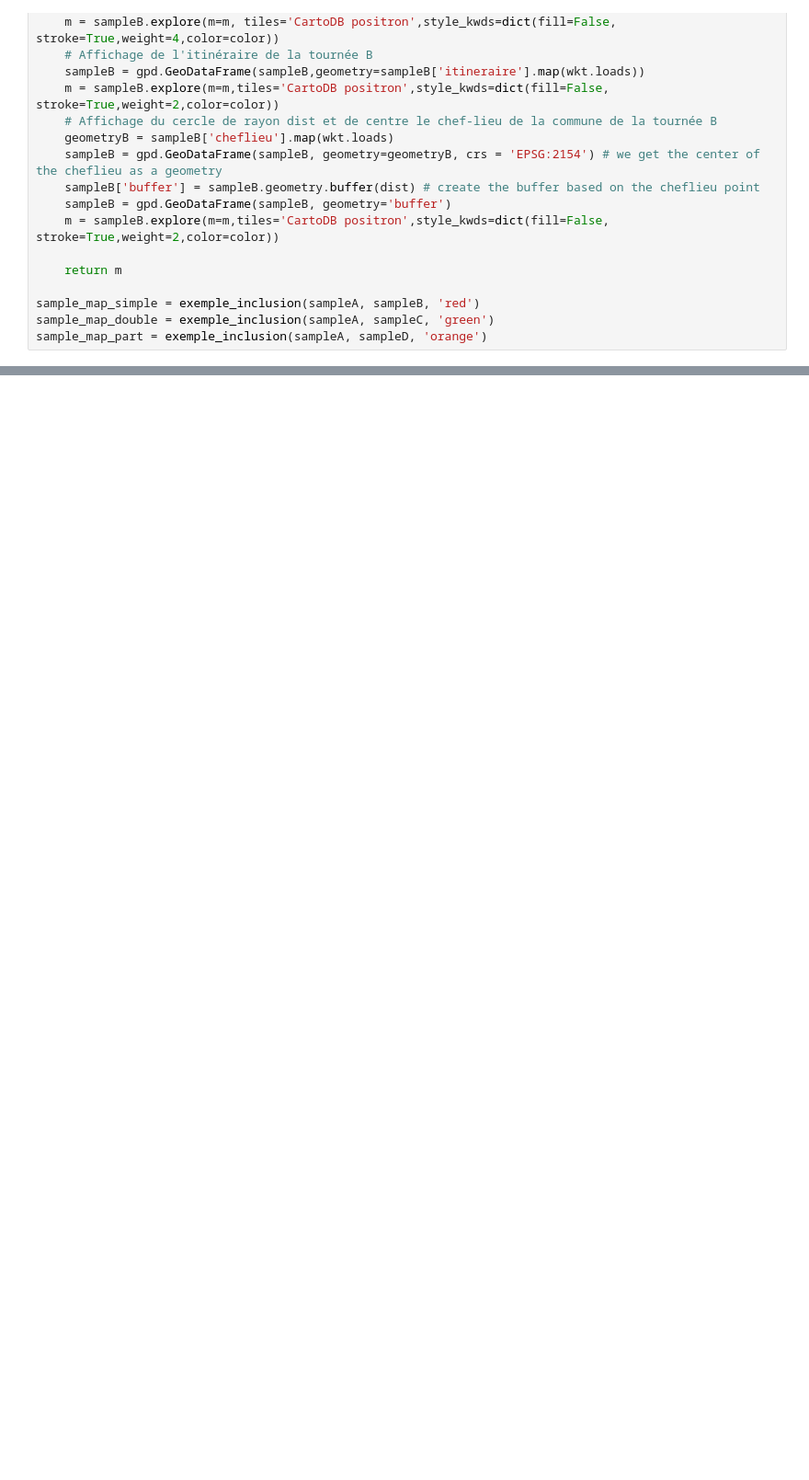
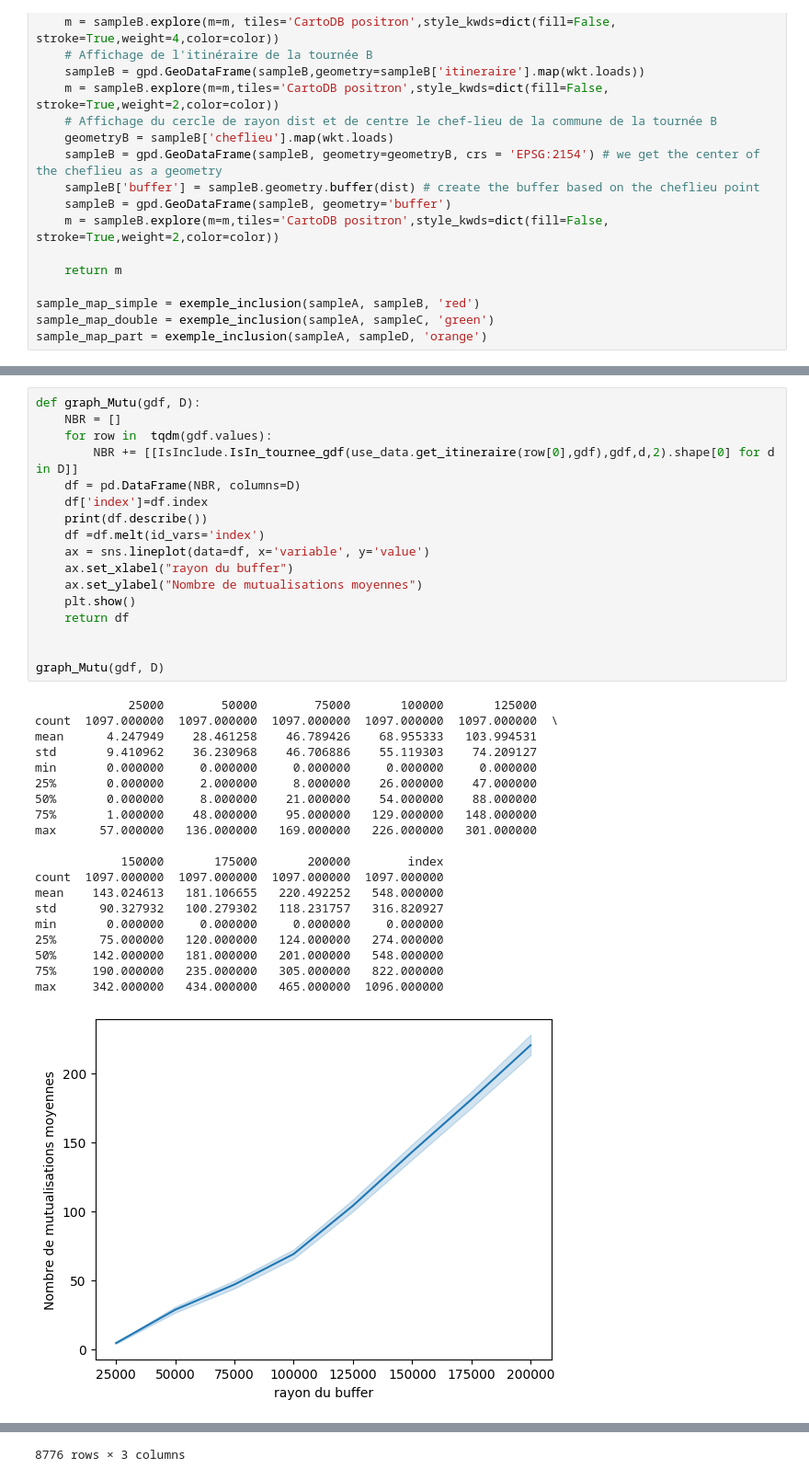
Before and after one commit to Universite-Gustave-Eiffel/geodev-logicout, a Jupyter notebook: notebooks/inclusion.ipynb, the cells around one changed output, grey strips where cells are left out. Shown: that part at 92% size. Saved outputs shown, nothing was run; the diff lists cells and outputs as text; blank space fills up the shorter version.

```diff
--- a/notebooks/inclusion.ipynb
+++ b/notebooks/inclusion.ipynb
@@ -140,0 +151,38 @@ graph_notIn(gdf, D)
+# %%
+def graph_Mutu(gdf, D):
+    NBR = []
+    for row in  tqdm(gdf.values):
+        NBR += [[IsInclude.IsIn_tournee_gdf(use_data.get_itineraire(row[0],gdf),gdf,d,2).shape[0] for d in D]]
+    df = pd.DataFrame(NBR, columns=D)
+    df['index']=df.index
+    print(df.describe())
+    df =df.melt(id_vars='index')
+    ax = sns.lineplot(data=df, x='variable', y='value')
+    ax.set_xlabel("rayon du buffer")
+    ax.set_ylabel("Nombre de mutualisations moyennes")
+    plt.show()
+    return df
+
+
+graph_Mutu(gdf, D)
+# %% [output]
+             25000        50000        75000       100000       125000
+count  1097.000000  1097.000000  1097.000000  1097.000000  1097.000000  \
+mean      4.247949    28.461258    46.789426    68.955333   103.994531
+std       9.410962    36.230968    46.706886    55.119303    74.209127
+min       0.000000     0.000000     0.000000     0.000000     0.000000
+25%       0.000000     2.000000     8.000000    26.000000    47.000000
+50%       0.000000     8.000000    21.000000    54.000000    88.000000
+75%       1.000000    48.000000    95.000000   129.000000   148.000000
+max      57.000000   136.000000   169.000000   226.000000   301.000000
+
+            150000       175000       200000        index
+count  1097.000000  1097.000000  1097.000000  1097.000000
+mean    143.024613   181.106655   220.492252   548.000000
+std      90.327932   100.279302   118.231757   316.820927
+min       0.000000     0.000000     0.000000     0.000000
+25%      75.000000   120.000000   124.000000   274.000000
+50%     142.000000   181.000000   201.000000   548.000000
+75%     190.000000   235.000000   305.000000   822.000000
+max     342.000000   434.000000   465.000000  1096.000000
+[figure, added]
@@ -140,0 +201 @@ graph_notIn(gdf, D)
+8776 rows × 3 columns
```
Also changed, not shown: parts of 6 cells of this notebook, 19 other files.
